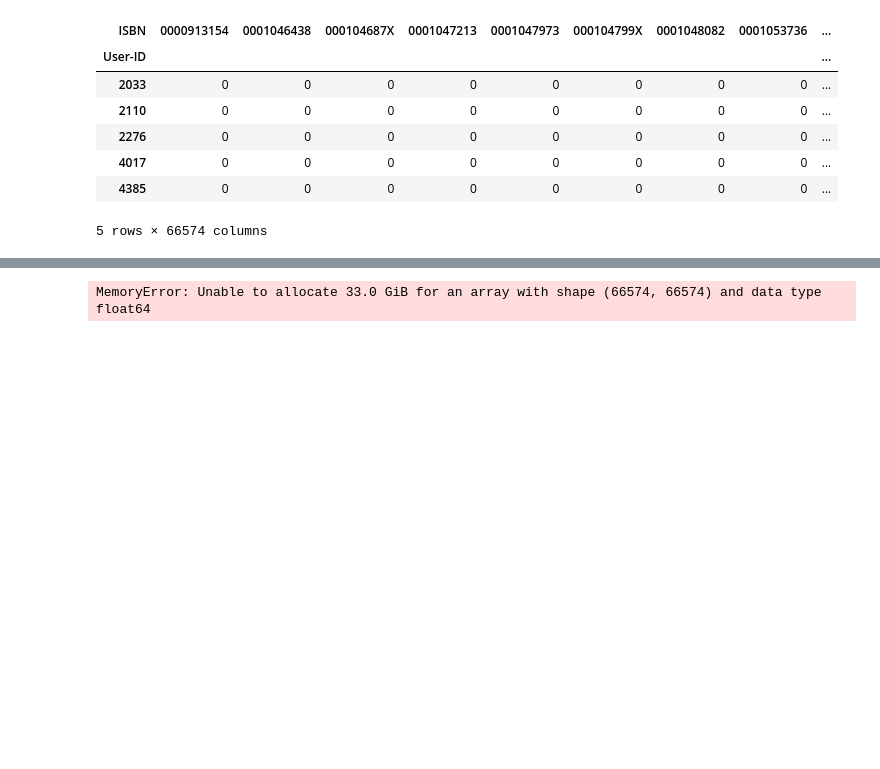
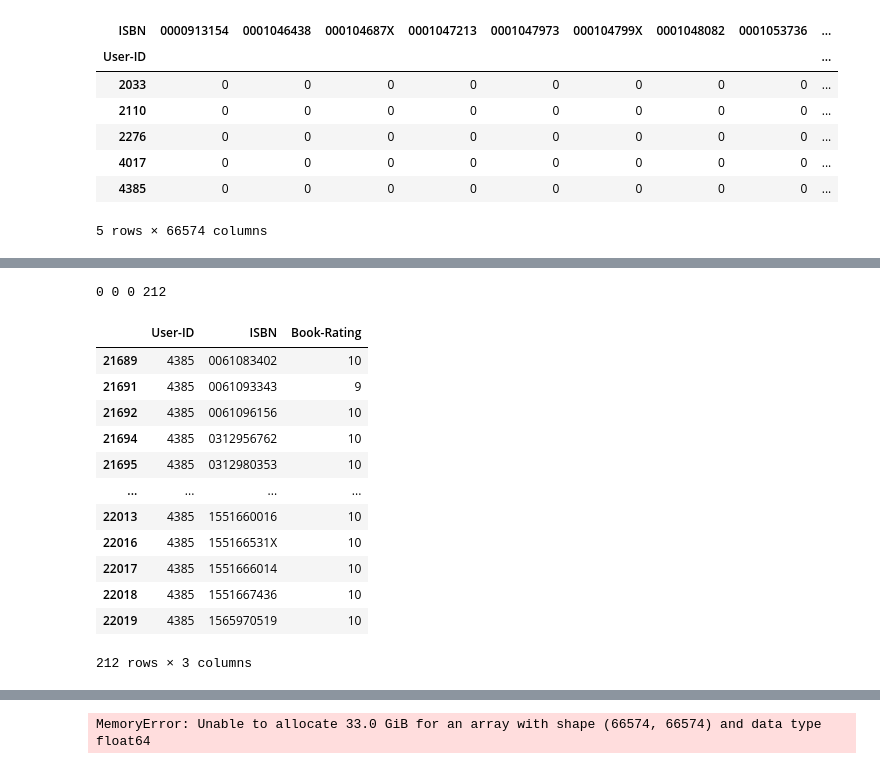
Before and after one commit to MostafaGhr/book-recommendation-system, a Jupyter notebook: main_tidy.ipynb, the cells around one changed output, grey strips where cells are left out. Cells and saved outputs as stored; diff of their text form; code cells hidden in the pictures; blank space fills up the shorter version.

```diff
--- a/main_tidy.ipynb
+++ b/main_tidy.ipynb
@@ -133,20 +133,20 @@ ratings_matrix.head()
 # %%
 k=20
 metric='correlation'
-def find_similar_items(item_id, ratings, metric=metric, k=k):
+def find_similar_items(item_id, ratings, metric=metric, neighbor_count=k):
     indices=[]
     ratings=ratings.T
     loc = ratings.index.get_loc(item_id)
     model_knn = NearestNeighbors(metric = metric)
     model_knn.fit(ratings)
 
-    distances, indices = model_knn.kneighbors(ratings.iloc[loc, :].values.reshape(1, -1), n_neighbors = k+1)
+    distances, indices = model_knn.kneighbors(ratings.iloc[loc, :].values.reshape(1, -1), n_neighbors = neighbor_count+1)
 
     return 1-distances.flatten(), indices
 
-def predict_itembased(user_id, item_id, ratings, metric = metric, k=k):
+def predict_itembased(user_id, item_id, ratings, metric = metric, neighbor_count=k):
     prediction= wtd_sum =0
-    similarities, indices=find_similar_items(item_id, ratings)
+    similarities, indices = find_similar_items(item_id, ratings, metric, neighbor_count)
     for i in range(0, len(indices.flatten())):
         if indices.flatten()[i] == ratings.columns.get_loc(item_id):
             continue
@@ -161,6 +161,3 @@ def predict_itembased(user_id, item_id, ratings, metric = metric, k=k):
     # print ('\nPredicted rating for user {0} -> item {1}: {2}'.format(user_id,item_id,prediction))
 
     return prediction
-# %%
-
-prediction = predict_itembased(2033,'0886775035',ratings_matrix)
@@ -174,0 +164,16 @@ import matplotlib.pyplot as plt
+# %%
+def recommend_item(user_id, ratings, metric=metric):
+    prediction = []
+    for i in range(ratings.shape[1]):
+        if (ratings[str(ratings.columns[i])][user_id] !=0): #not rated already
+            prediction.append(predict_itembased(user_id, str(ratings.columns[i]) ,ratings, metric))
+    prediction = pd.Series(prediction)
+    prediction = prediction.sort_values(ascending=False)
+    recommended = prediction[:10]
+    ret_value = []
+    for i in range(len(recommended)):
+            print ("{0}. {2} ====> {1}".format(i+1, books['Book-Title'][recommended.index[i]].encode('utf-8'), books['ISBN'][recommended.index[i]]))
+            ret_value.append(books['ISBN'][recommended.index[i]])
+    return ret_value
+# %%
+my_recom = recommend_item(4385, ratings_matrix)
@@ -175,2 +191,31 @@ import matplotlib.pyplot as plt
+# %%
+all_rates = ratings_explicit.loc[ratings_explicit['User-ID'] == 4385]
+tp=0
+tn=0
+fp=0
+fn=0
+for index, row in all_rates.sort_values(by=['Book-Rating'], ascending=False).iterrows():
+    if row['ISBN'] in my_recom:
+        tp+=1
+    else:
+        fn+=1
+
+print(tp, tn, fp, fn)
+all_rates
+# %% [output]
+0 0 0 212
+|  | User-ID | ISBN | Book-Rating |
+| 21689 | 4385 | 0061083402 | 10 |
+| 21691 | 4385 | 0061093343 | 9 |
+| 21692 | 4385 | 0061096156 | 10 |
+| 21694 | 4385 | 0312956762 | 10 |
+| 21695 | 4385 | 0312980353 | 10 |
+| ... | ... | ... | ... |
+| 22013 | 4385 | 1551660016 | 10 |
+| 22016 | 4385 | 155166531X | 10 |
+| 22017 | 4385 | 1551666014 | 10 |
+| 22018 | 4385 | 1551667436 | 10 |
+| 22019 | 4385 | 1565970519 | 10 |
+212 rows × 3 columns
 # %%
 np.corrcoef(ratings_matrix)
```
Also changed, not shown: parts of 12 cells of this notebook.
